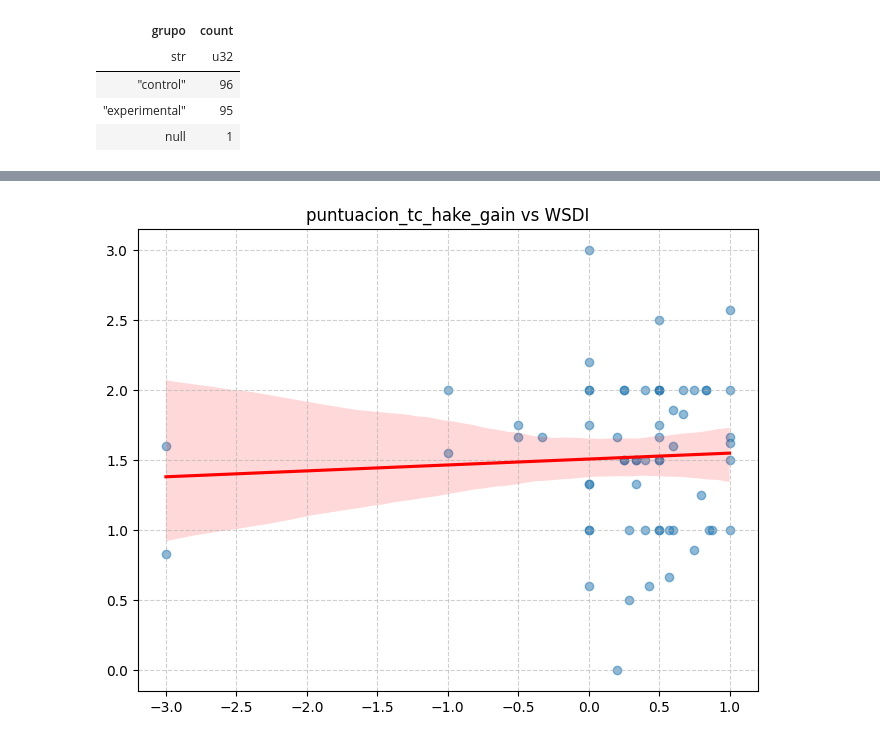
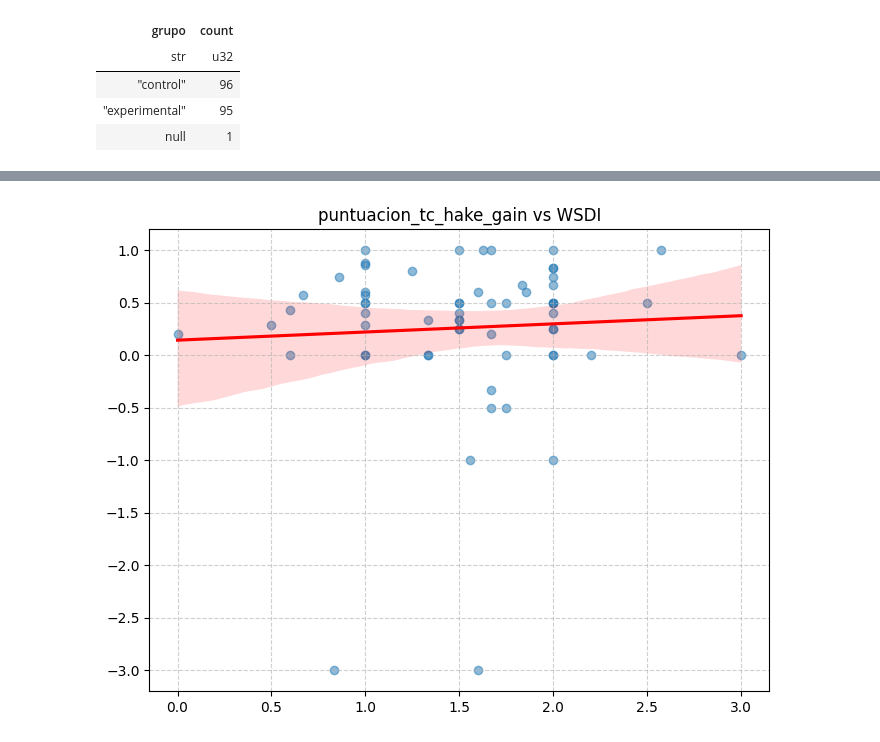
Before and after one commit to IBiDat/va-educational-impact, a Jupyter notebook: src/notebooks/educational_impact/educational_impact_analysis.ipynb, the cells around one changed output, grey strips where cells are left out. Saved outputs shown, nothing was run; the diff lists cells and outputs as text; code cells hidden in the pictures.

```diff
--- a/src/notebooks/educational_impact/educational_impact_analysis.ipynb
+++ b/src/notebooks/educational_impact/educational_impact_analysis.ipynb
@@ -135,15 +182,15 @@ shape: (0, 43)
 # %%
 plt.figure(figsize=(8, 6))
 sns.regplot(
     data=forms_interactions_df,
-    x='puntuacion_tc_hake_gain',
-    y='WSDI',
+    x='WSDI',
+    y='puntuacion_tc_hake_gain',
     scatter_kws={'alpha':0.5}, # Transparencia para ver puntos solapados
     line_kws={'color':'red'}   # Línea de tendencia
 )
 
 plt.title("puntuacion_tc_hake_gain vs WSDI")
 plt.grid(True, linestyle='--', alpha=0.6)
 plt.show()
 # %% [output]
-[figure, old version]
+[figure, new version]
```
Also changed, not shown: parts of 15 cells of this notebook, 1 other file.
